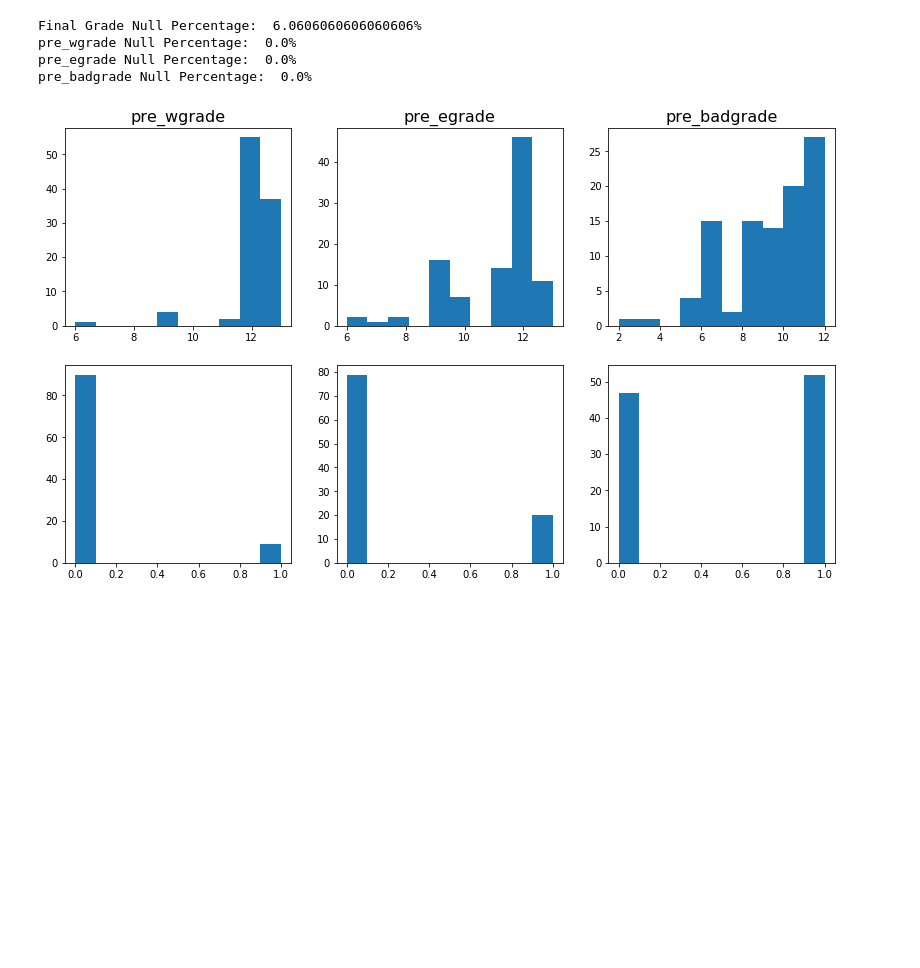
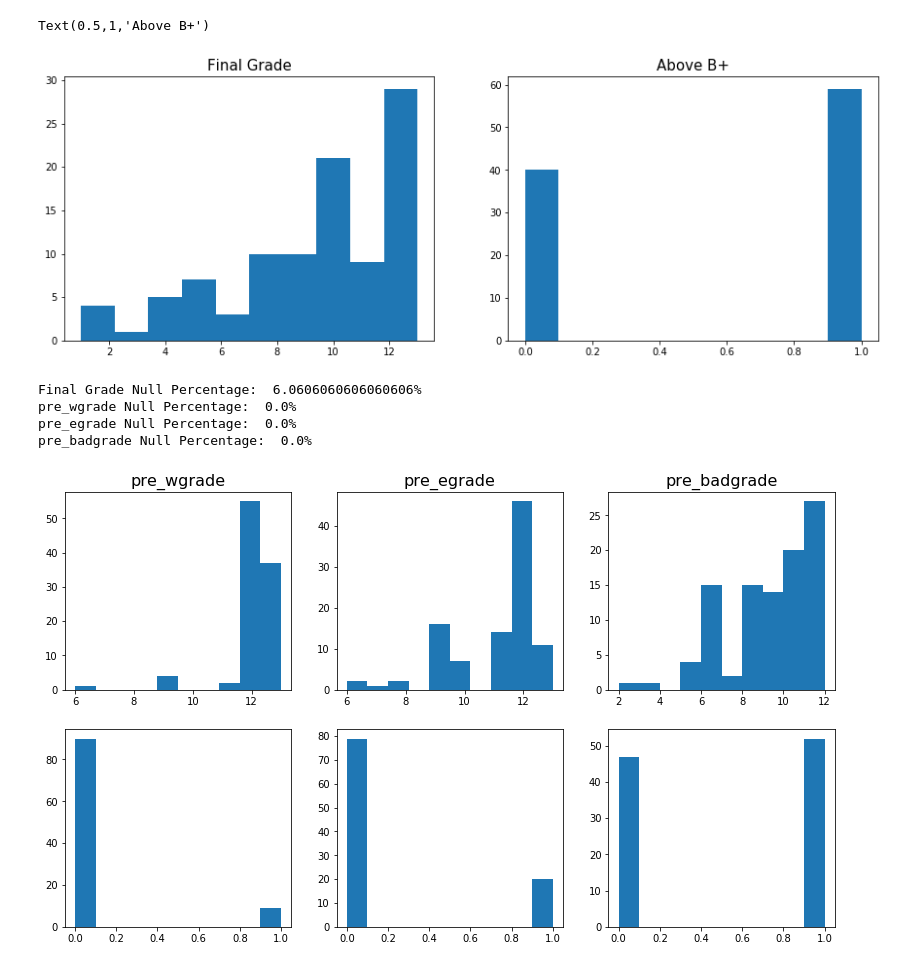
Before and after one commit to hanweny/DMOL, a Jupyter notebook: quiz_prediction/expected_classification.ipynb, the cells around one changed output. Drawn from its saved outputs; the diff is of its cells as text; code cells hidden in the pictures; blank space fills up the shorter version.

```diff
--- a/quiz_prediction/expected_classification.ipynb
+++ b/quiz_prediction/expected_classification.ipynb
@@ -46,2 +59,16 @@ def mad_remove_outlier(df):
+# %%
+plt.subplots(1, 2, figsize = (15, 5))
+plt.subplot(1, 2, 1)
+final_grade = df_proc["gr_gradef"].map(grade_scale_map)
+final_grade = final_grade.fillna(final_grade.median())
+plt.hist(final_grade)
+plt.title("Final Grade", fontsize = 15)
+plt.subplot(1, 2, 2)
+df_proc["gr_aboveB+"] =  pd.DataFrame(final_grade >= 10)["gr_gradef"].map({False: 0, True: 1})
+plt.hist(df_proc["gr_aboveB+"])
+plt.title("Above B+", fontsize = 15)
+# %% [output]
+Text(0.5,1,'Above B+')
+[figure, added]
 # %%
 fig, ax = plt.subplots(2, 3, figsize = (13.8, 8))
```
Also changed, not shown: parts of 32 cells of this notebook.
